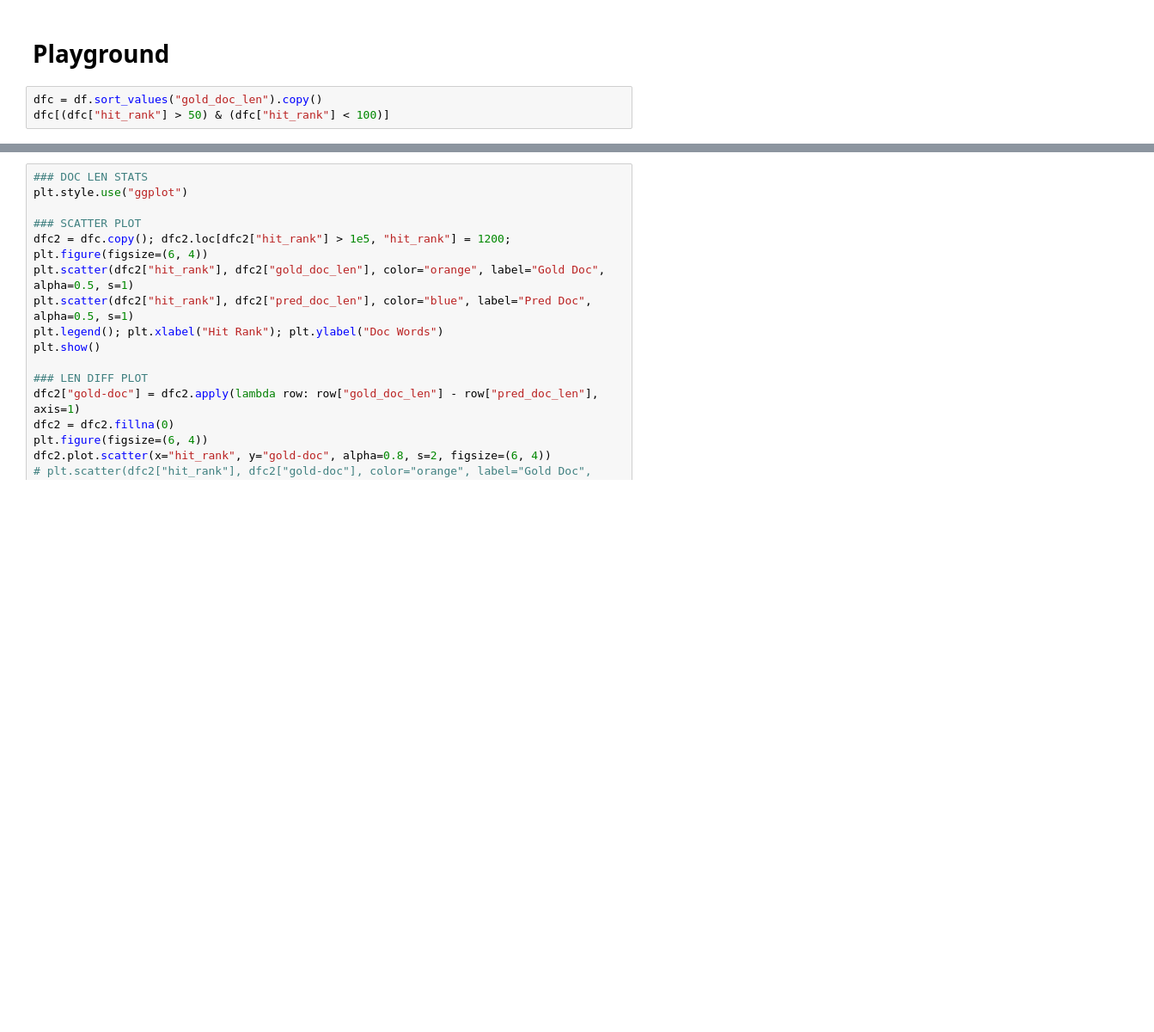
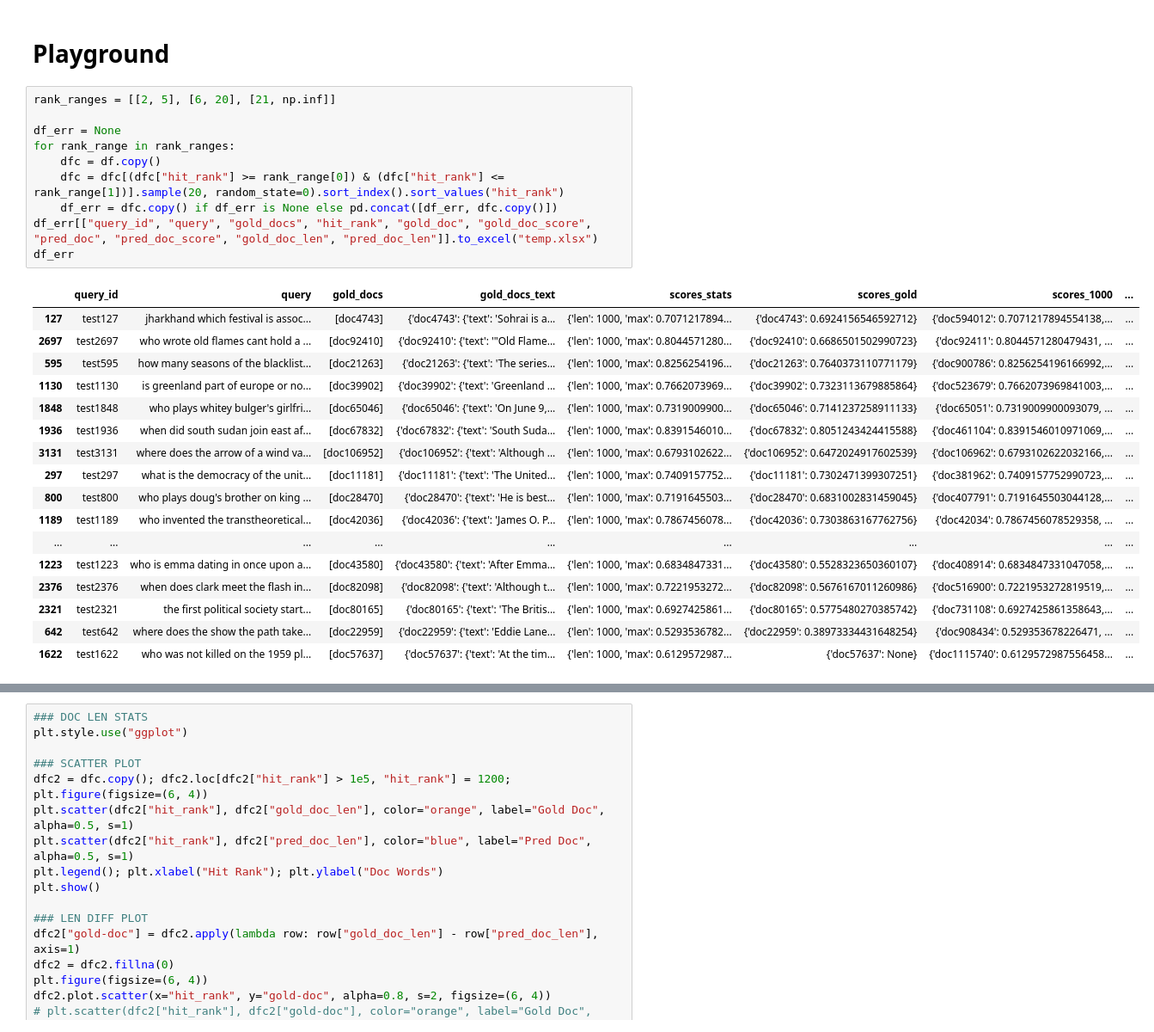
Before and after one commit to mohsenfayyaz/ColDeR, a Jupyter notebook: src/notebooks/BEIR_DecompX.ipynb, the cells around one changed output, grey strips where cells are left out. Shown at 86% size. Drawn from its saved outputs; the diff is of its cells as text; blank space fills up the shorter version.

```diff
--- a/src/notebooks/BEIR_DecompX.ipynb
+++ b/src/notebooks/BEIR_DecompX.ipynb
@@ -337,6 +335,31 @@ nq, facebook/contriever-msmarco, idx=700, score=0.7647342085838318
 # %% [markdown]
 # Playground
 # %%
-dfc = df.sort_values("gold_doc_len").copy()
-dfc[(dfc["hit_rank"] > 50) & (dfc["hit_rank"] < 100)]
+rank_ranges = [[2, 5], [6, 20], [21, np.inf]]
+
+df_err = None
+for rank_range in rank_ranges:
+    dfc = df.copy()
+    dfc = dfc[(dfc["hit_rank"] >= rank_range[0]) & (dfc["hit_rank"] <= rank_range[1])].sample(20, random_state=0).sort_index().sort_values("hit_rank")
+    df_err = dfc.copy() if df_err is None else pd.concat([df_err, dfc.copy()])
+df_err[["query_id", "query", "gold_docs", "hit_rank", "gold_doc", "gold_doc_score", "pred_doc", "pred_doc_score", "gold_doc_len", "pred_doc_len"]].to_excel("temp.xlsx")
+df_err
+# %% [output]
+|  | query_id | query | gold_docs | gold_docs_text | scores_stats | scores_gold | scores_1000 | ... |
+| 127 | test127 | jharkhand which festival is assoc... | [doc4743] | {'doc4743': {'text': 'Sohrai is a... | {'len': 1000, 'max': 0.7071217894... | {'doc4743': 0.6924156546592712} | {'doc594012': 0.7071217894554138,... | ... |
+| 2697 | test2697 | who wrote old flames cant hold a ... | [doc92410] | {'doc92410': {'text': '"Old Flame... | {'len': 1000, 'max': 0.8044571280... | {'doc92410': 0.6686501502990723} | {'doc92411': 0.8044571280479431, ... | ... |
+| 595 | test595 | how many seasons of the blacklist... | [doc21263] | {'doc21263': {'text': 'The series... | {'len': 1000, 'max': 0.8256254196... | {'doc21263': 0.7640373110771179} | {'doc900786': 0.8256254196166992,... | ... |
+| 1130 | test1130 | is greenland part of europe or no... | [doc39902] | {'doc39902': {'text': 'Greenland ... | {'len': 1000, 'max': 0.7662073969... | {'doc39902': 0.7323113679885864} | {'doc523679': 0.7662073969841003,... | ... |
+| 1848 | test1848 | who plays whitey bulger's girlfri... | [doc65046] | {'doc65046': {'text': 'On June 9,... | {'len': 1000, 'max': 0.7319009900... | {'doc65046': 0.7141237258911133} | {'doc65051': 0.7319009900093079, ... | ... |
+| 1936 | test1936 | when did south sudan join east af... | [doc67832] | {'doc67832': {'text': 'South Suda... | {'len': 1000, 'max': 0.8391546010... | {'doc67832': 0.8051243424415588} | {'doc461104': 0.8391546010971069,... | ... |
+| 3131 | test3131 | where does the arrow of a wind va... | [doc106952] | {'doc106952': {'text': 'Although ... | {'len': 1000, 'max': 0.6793102622... | {'doc106952': 0.6472024917602539} | {'doc106962': 0.6793102622032166,... | ... |
+| 297 | test297 | what is the democracy of the unit... | [doc11181] | {'doc11181': {'text': 'The United... | {'len': 1000, 'max': 0.7409157752... | {'doc11181': 0.7302471399307251} | {'doc381962': 0.7409157752990723,... | ... |
+| 800 | test800 | who plays doug's brother on king ... | [doc28470] | {'doc28470': {'text': 'He is best... | {'len': 1000, 'max': 0.7191645503... | {'doc28470': 0.6831002831459045} | {'doc407791': 0.7191645503044128,... | ... |
+| 1189 | test1189 | who invented the transtheoretical... | [doc42036] | {'doc42036': {'text': 'James O. P... | {'len': 1000, 'max': 0.7867456078... | {'doc42036': 0.7303863167762756} | {'doc42034': 0.7867456078529358, ... | ... |
+| ... | ... | ... | ... | ... | ... | ... | ... | ... |
+| 1223 | test1223 | who is emma dating in once upon a... | [doc43580] | {'doc43580': {'text': 'After Emma... | {'len': 1000, 'max': 0.6834847331... | {'doc43580': 0.5528323650360107} | {'doc408914': 0.6834847331047058,... | ... |
+| 2376 | test2376 | when does clark meet the flash in... | [doc82098] | {'doc82098': {'text': 'Although t... | {'len': 1000, 'max': 0.7221953272... | {'doc82098': 0.5676167011260986} | {'doc516900': 0.7221953272819519,... | ... |
+| 2321 | test2321 | the first political society start... | [doc80165] | {'doc80165': {'text': 'The Britis... | {'len': 1000, 'max': 0.6927425861... | {'doc80165': 0.5775480270385742} | {'doc731108': 0.6927425861358643,... | ... |
+| 642 | test642 | where does the show the path take... | [doc22959] | {'doc22959': {'text': 'Eddie Lane... | {'len': 1000, 'max': 0.5293536782... | {'doc22959': 0.38973334431648254} | {'doc908434': 0.529353678226471, ... | ... |
+| 1622 | test1622 | who was not killed on the 1959 pl... | [doc57637] | {'doc57637': {'text': 'At the tim... | {'len': 1000, 'max': 0.6129572987... | {'doc57637': None} | {'doc1115740': 0.6129572987556458... | ... |
 # %%
```
Also changed, not shown: parts of 3 cells of this notebook.
